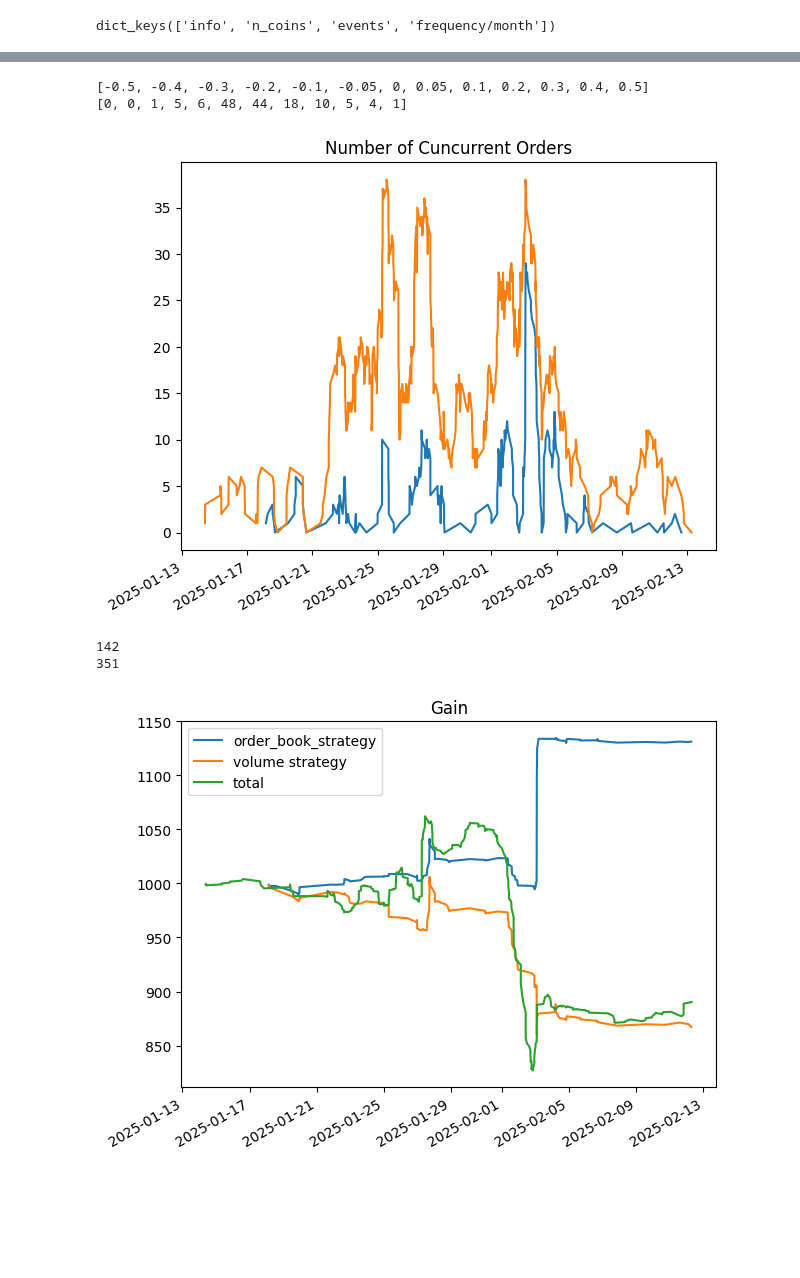
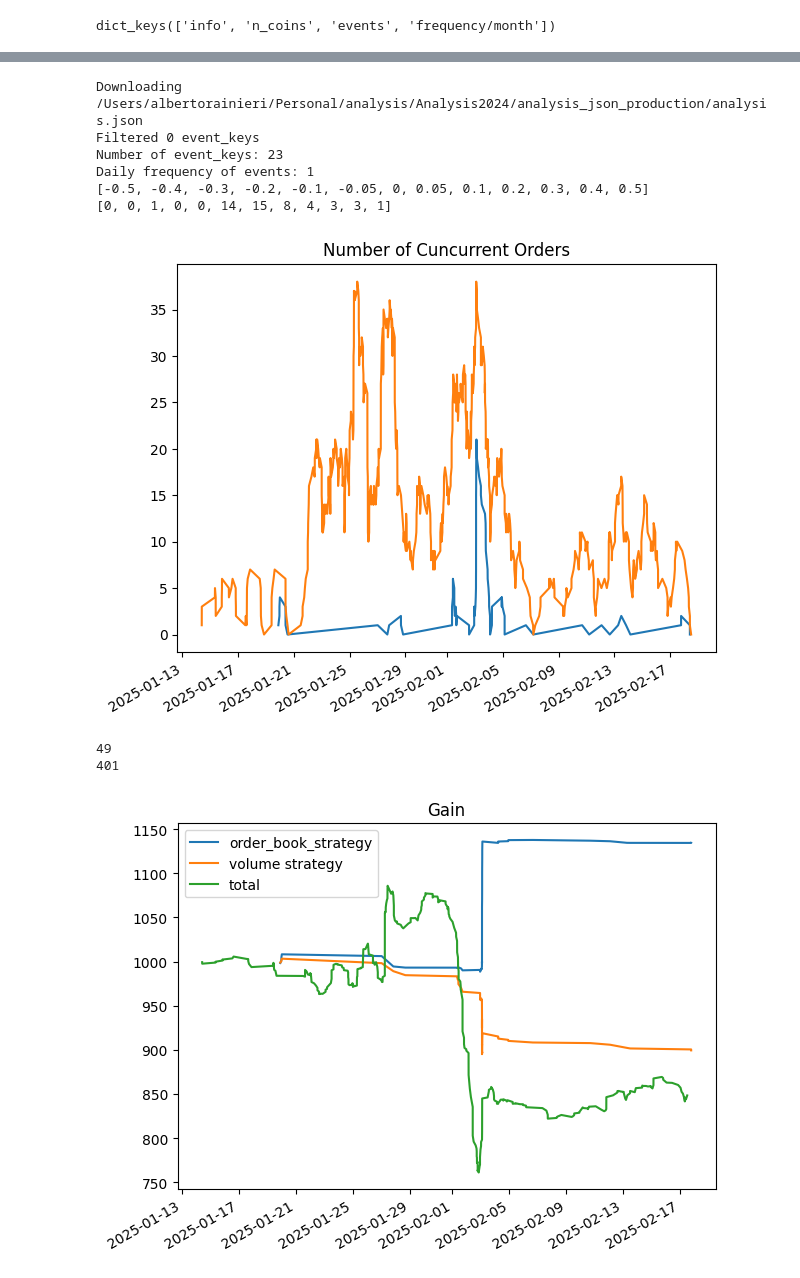
Before and after one commit to albertoRainieri/Crypto_Trading_System, a Jupyter notebook: analysis/Analysis2024/Analysis_official.ipynb, the cells around one changed output, grey strips where cells are left out. Cells and saved outputs as stored; diff of their text form; code cells hidden in the pictures; blank space fills up the shorter version.

Commit message:
upgrade analysis

```diff
--- a/analysis/Analysis2024/Analysis_official.ipynb
+++ b/analysis/Analysis2024/Analysis_official.ipynb
@@ -147,10 +166,16 @@ Full Timeseries is up to date
 # %%
 from Helpers import plot_strategy_result
-df = plot_strategy_result()
+df_events_overview, df_event_keys_overview = plot_strategy_result()
+
+df_event_keys_overview.sort_values(by=['gain'], ascending=False)
 # %% [output]
+Downloading /Users/albertorainieri/Personal/analysis/Analysis2024/analysis_json_production/analysis.json
+Filtered 0 event_keys
+Number of event_keys: 23
+Daily frequency of events: 1
 [-0.5, -0.4, -0.3, -0.2, -0.1, -0.05, 0, 0.05, 0.1, 0.2, 0.3, 0.4, 0.5]
-[0, 0, 1, 5, 6, 48, 44, 18, 10, 5, 4, 1]
+[0, 0, 1, 0, 0, 14, 15, 8, 4, 3, 3, 1]
-[figure, old version]
+[figure, new version]
-142
-351
+49
+401
-[figure, old version]
+[figure, new version]
```
Also changed, not shown: parts of 4 cells of this notebook, 1 other file.
